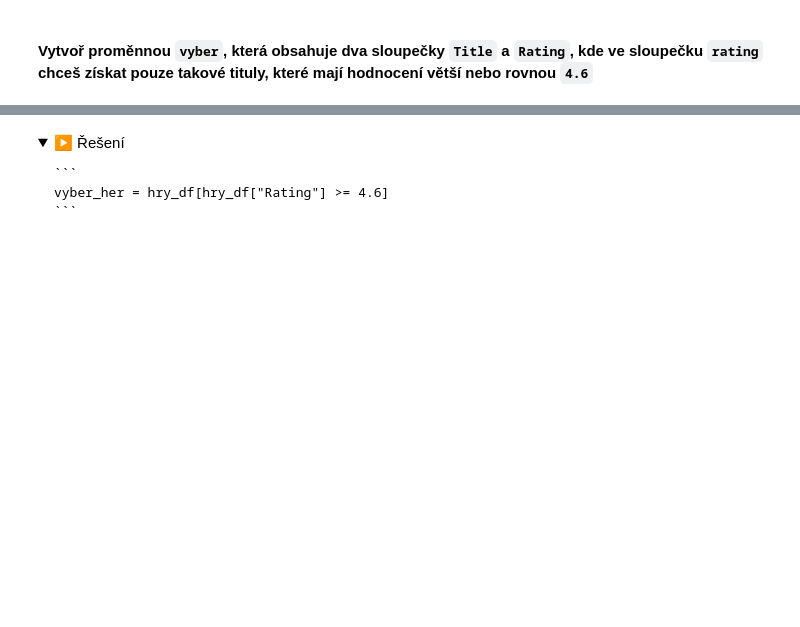
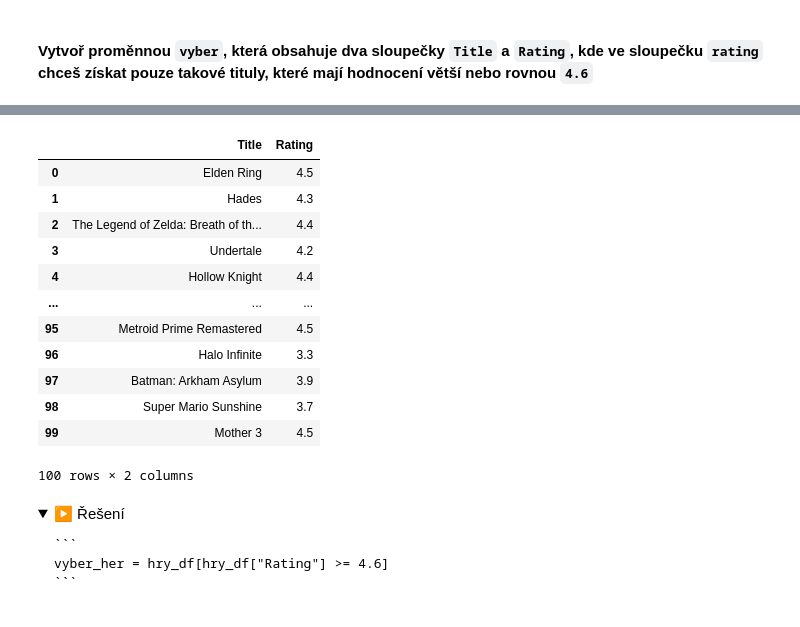
Before and after one commit to Bralor/python-data-2024, a Jupyter notebook: shared/notebooks/lesson02.ipynb, the cells around one changed output, grey strips where cells are left out. Drawn from its saved outputs; the diff is of its cells as text; code cells hidden in the pictures; folded sections open; blank space fills up the shorter version.

```diff
--- a/shared/notebooks/lesson02.ipynb
+++ b/shared/notebooks/lesson02.ipynb
@@ -1535,0 +1417,16 @@ hry_df = read_csv("../onsite/lesson02/games.csv")
+# %%
+hry_df.iloc[:100][['Title', 'Rating']]
+# %% [output]
+|  | Title | Rating |
+| 0 | Elden Ring | 4.5 |
+| 1 | Hades | 4.3 |
+| 2 | The Legend of Zelda: Breath of th... | 4.4 |
+| 3 | Undertale | 4.2 |
+| 4 | Hollow Knight | 4.4 |
+| ... | ... | ... |
+| 95 | Metroid Prime Remastered | 4.5 |
+| 96 | Halo Infinite | 3.3 |
+| 97 | Batman: Arkham Asylum | 3.9 |
+| 98 | Super Mario Sunshine | 3.7 |
+| 99 | Mother 3 | 4.5 |
+100 rows × 2 columns
```
Also changed, not shown: parts of 106 cells of this notebook.
